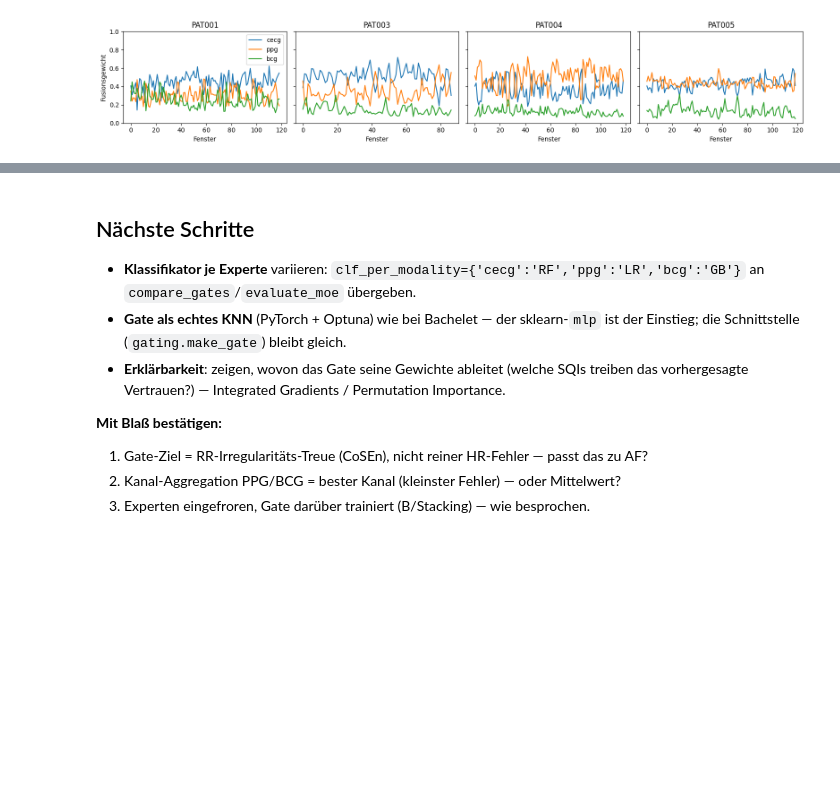
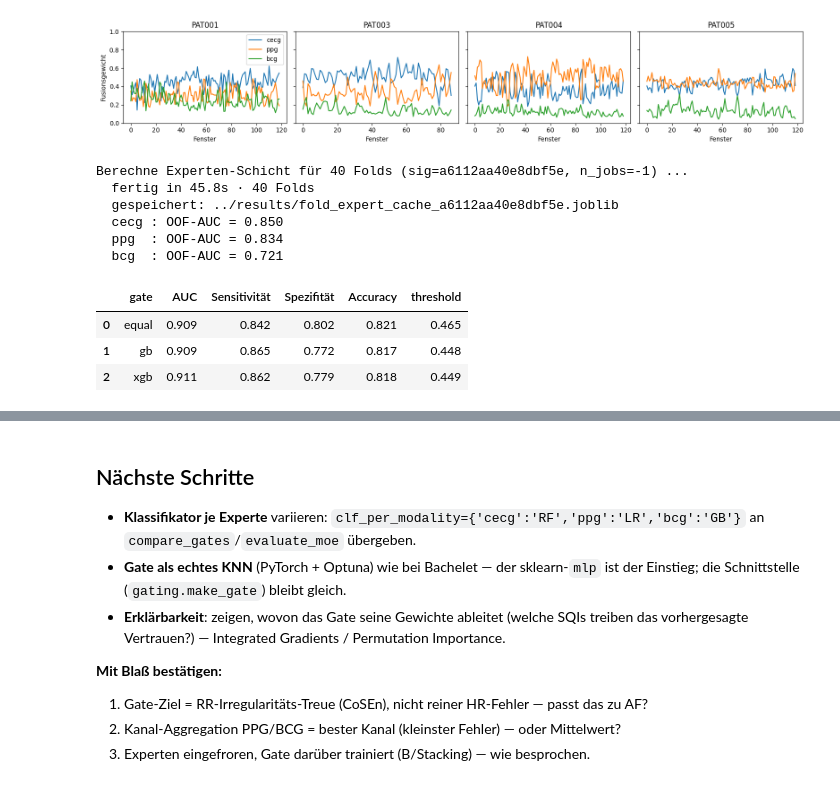
Before and after one commit to Jesus-Cracker/BA, a Jupyter notebook: notebooks/02_experts_gating.ipynb, the cells around one changed output, grey strips where cells are left out. Drawn from its saved outputs; the diff is of its cells as text; code cells hidden in the pictures; blank space fills up the shorter version.

```diff
--- a/notebooks/02_experts_gating.ipynb
+++ b/notebooks/02_experts_gating.ipynb
@@ -235,3 +233,33 @@ np.atleast_1d(axes)[0].set_ylabel('Fusionsgewicht'); np.atleast_1d(axes)[0].lege
 plt.tight_layout(); plt.show()
 # %% [output]
 [figure]
+# %%
+XGB_CLF = {'cecg': 'XGB', 'ppg': 'XGB', 'bcg': 'XGB'}
+
+# Cache ist nach clf verschlüsselt -> für XGB neu bauen (eigene Datei, LR-Cache bleibt)
+fold_cache_xgb = CV.precompute_folds(df, y, groups, clf_per_modality=XGB_CLF,
+                                     inner_splits=5, random_state=42,
+                                     n_jobs=-1, cache_dir=DATA_DIR)
+
+# Pro-Experte OOF-AUC mit XGB  (vs. LR: cECG 0.787 / PPG 0.884 / BCG 0.680)
+from sklearn.metrics import roc_auc_score
+oof_xgb = X.oof_expert_probs(df, y, groups, clf_per_modality=XGB_CLF, n_splits=5)
+for m in G.ORDER:
+    print(f'  {m:5s}: OOF-AUC = {roc_auc_score(y, oof_xgb[f"p_{m}"]):.3f}')
+
+# Fusions-Vergleich mit XGB-Experten (inkl. xgb-Gate aus Schritt 1)
+tab_xgb = CV.compare_gates(df, rel, y, groups, gate_kinds=('equal','gb','xgb'),
+                           clf_per_modality=XGB_CLF, inner_splits=5, min_spec=0.80,
+                           fold_cache=fold_cache_xgb)
+tab_xgb[['gate','AUC','Sensitivität','Spezifität','Accuracy','threshold']].round(3)
+# %% [output]
+Berechne Experten-Schicht für 40 Folds (sig=a6112aa40e8dbf5e, n_jobs=-1) ...
+  fertig in 45.8s · 40 Folds
+  gespeichert: ../results/fold_expert_cache_a6112aa40e8dbf5e.joblib
+  cecg : OOF-AUC = 0.850
+  ppg  : OOF-AUC = 0.834
+  bcg  : OOF-AUC = 0.721
+|  | gate | AUC | Sensitivität | Spezifität | Accuracy | threshold |
+| 0 | equal | 0.909 | 0.842 | 0.802 | 0.821 | 0.465 |
+| 1 | gb | 0.909 | 0.865 | 0.772 | 0.817 | 0.448 |
+| 2 | xgb | 0.911 | 0.862 | 0.779 | 0.818 | 0.449 |
```
Also changed, not shown: parts of 3 cells of this notebook, 1 other file.
